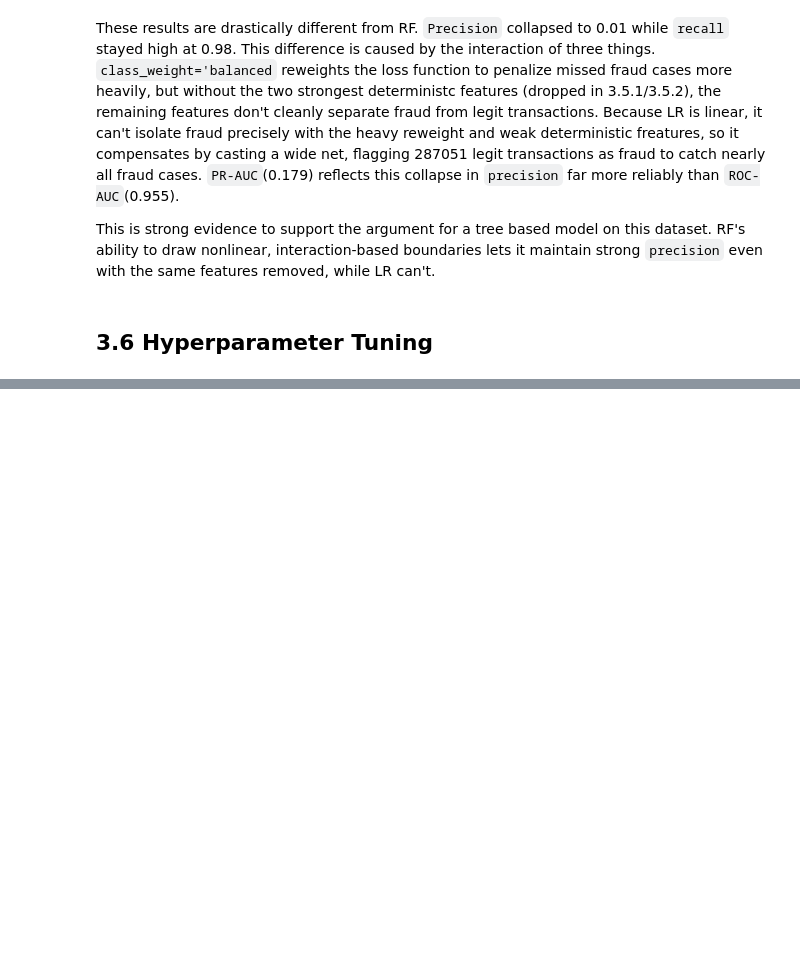
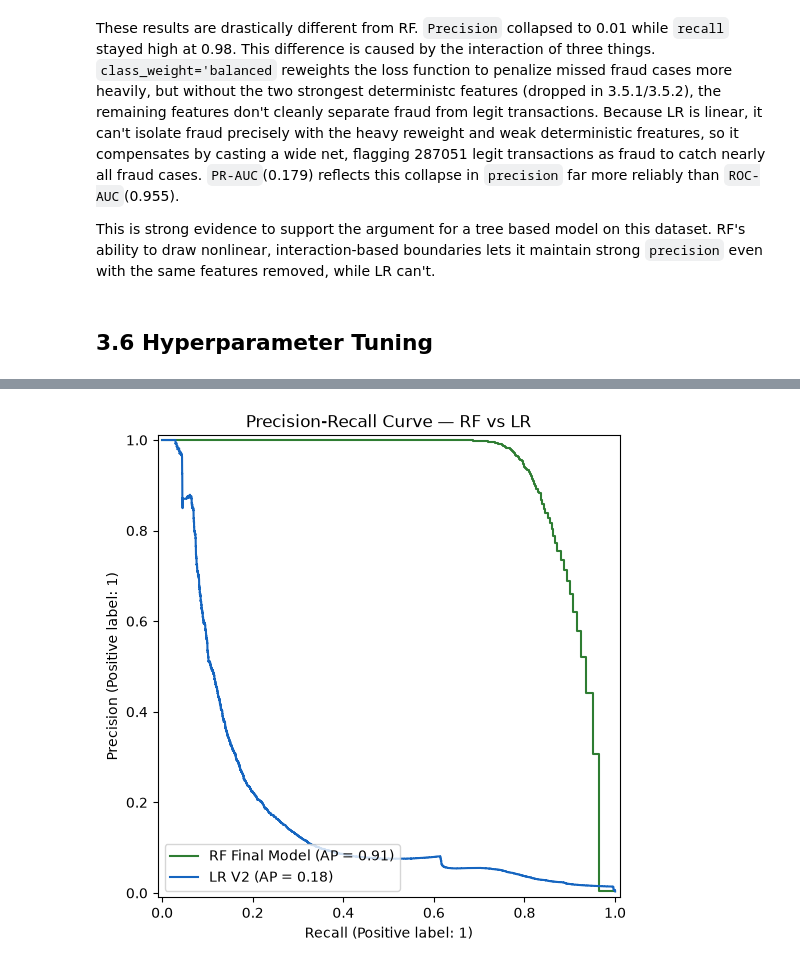
Before and after one commit to joshuasim/fraud-detection, a Jupyter notebook: notebooks/03_modeling_and_evaluation.ipynb, the cells around one changed output, grey strips where cells are left out. Cells and saved outputs as stored; diff of their text form; code cells hidden in the pictures; blank space fills up the shorter version.

Commit message:
Finsihed hyperparameter tuning, 3.5.2 is best model, finsihed 3.7 Evaluation: PR Curve & ROC Curve

```diff
--- a/notebooks/03_modeling_and_evaluation.ipynb
+++ b/notebooks/03_modeling_and_evaluation.ipynb
@@ -352,0 +417,21 @@ For hyperparameter tuning I use RandomizedSearch
+# %%
+# PR Curve
+fig, ax = plt.subplots(figsize=(8, 6))
+PrecisionRecallDisplay.from_predictions(y_test, y_pred_proba_rf_no_leak_v2, name='RF Final Model', ax=ax)
+PrecisionRecallDisplay.from_predictions(y_test, y_pred_proba_lr_v2, name='LR V2', ax=ax)
+
+# set colors of curves for visual appeal
+colors = ['#2E7D32', '#1565C0']
+for line, color in zip(ax.lines, colors):
+    line.set_color(color)
+
+# ensures legend colors are correct
+for line, color in zip(ax.lines, colors):
+    line.set_color(color)
+ax.legend(loc='lower left')
+
+plt.title('Precision-Recall Curve — RF vs LR')
+plt.savefig('../images/pr_curve.png', bbox_inches='tight')
+plt.show()
+# %% [output]
+[figure, added]
```
Also changed, not shown: parts of 24 cells of this notebook, 2 other files.
